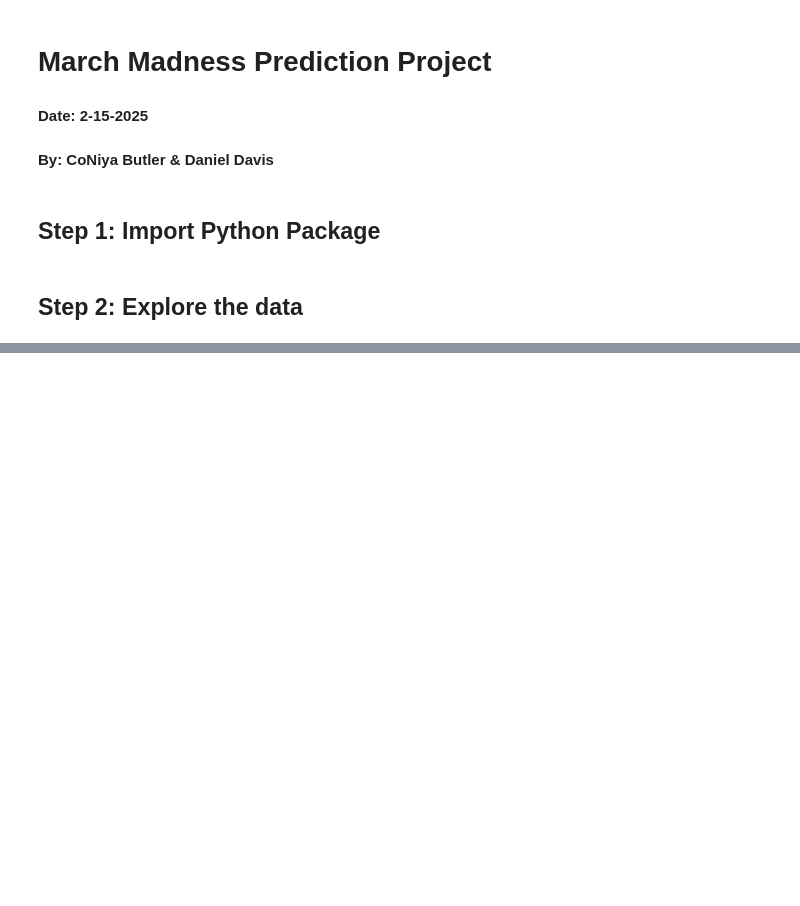
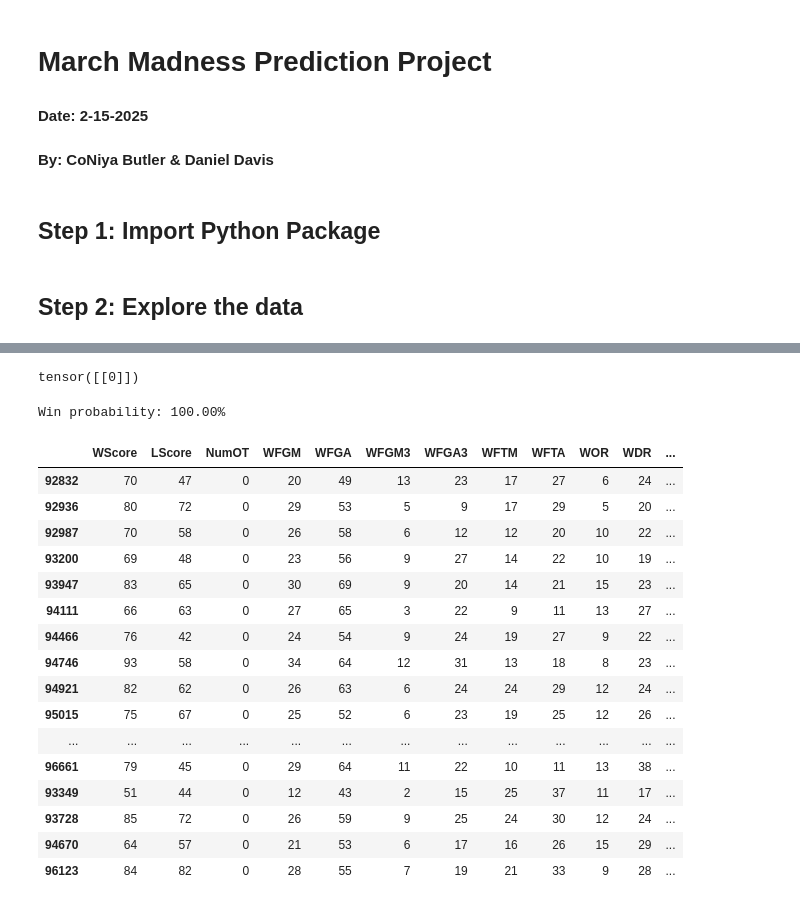
Before and after one commit to DanntheKING/Kaggle-March-Madness-Prediction, a Jupyter notebook: Code/Test.ipynb, the cells around one changed output, grey strips where cells are left out. Drawn from its saved outputs; the diff is of its cells as text; code cells hidden in the pictures; blank space fills up the shorter version.

```diff
--- a/Code/Test.ipynb
+++ b/Code/Test.ipynb
@@ -297,0 +138,15 @@ print(f'Predicted Probability of Winning: {win_probability:.2f}%')
+# %%
+x_numerical_pd = TeamRegular_df.drop(["WTeamID", "LTeamID", "WlocEcoded", "W/L"], axis=1)
+x_wteam_pd = TeamRegular_df["WTeamID"].to_frame()
+x_lteam_pd = TeamRegular_df["LTeamID"].to_frame()
+x_home_away_pd = TeamRegular_df["WlocEcoded"].to_frame()
+y_pd = TeamRegular_df["W/L"].to_frame()
+
+def toTensor(df):
+    return torch.tensor(df.values, dtype=torch.float)
+
+x_numerical_tensor = toTensor(x_numerical_pd)
+x_wteam_tensor = toTensor(x_wteam_pd)
+x_lteam_tensor = toTensor(x_lteam_pd)
+x_home_away_tensor = toTensor(x_home_away_pd)
+y_tensor = toTensor(y_pd)
@@ -297,0 +245,46 @@ print(f'Predicted Probability of Winning: {win_probability:.2f}%')
+# %%
+prac_df = MNCAATourneyDetailedResults[MNCAATourneyDetailedResults["WTeamID"] == 1101]
+prac_df
+WTeamID = MNCAATourneyDetailedResults[MNCAATourneyDetailedResults["WTeamID"] == 1101]["WTeamID"].to_frame()
+WTeamID
+LTeamID = MNCAATourneyDetailedResults[MNCAATourneyDetailedResults["LTeamID"] == 1]["LTeamID"].to_frame()
+LTeamID = LTeamID.head(1)
+Wloc_data = {"Wloc" :[0]}
+
+df = pd.DataFrame(Wloc_data)
+test_Wloc = torch.tensor(df.values, dtype=torch.long)
+test_Wloc
+# %% [output]
+tensor([[0]])
+# %%
+test_numerical = MNCAATourneyDetailedResults[MNCAATourneyDetailedResults["WTeamID"] == 1101].drop(["Season", "DayNum", "WTeamID", "LTeamID", "WLoc"], axis=1)
+
+test_numerical_tensor = toTensor(test_numerical)
+test_WteamID = torch.tensor(WTeamID.values, dtype=torch.long)
+test_LteamID = torch.tensor(LTeamID.values, dtype=torch.long)
+test_Wloc
+
+prob = model(test_numerical_tensor, test_WteamID, test_LteamID, test_Wloc).item()
+print(f"Win probability: {prob * 100:.2f}%")
+# %% [output]
+Win probability: 100.00%
+# %%
+x_numerical_pd
+# %% [output]
+|  | WScore | LScore | NumOT | WFGM | WFGA | WFGM3 | WFGA3 | WFTM | WFTA | WOR | WDR | ... |
+| 92832 | 70 | 47 | 0 | 20 | 49 | 13 | 23 | 17 | 27 | 6 | 24 | ... |
+| 92936 | 80 | 72 | 0 | 29 | 53 | 5 | 9 | 17 | 29 | 5 | 20 | ... |
+| 92987 | 70 | 58 | 0 | 26 | 58 | 6 | 12 | 12 | 20 | 10 | 22 | ... |
+| 93200 | 69 | 48 | 0 | 23 | 56 | 9 | 27 | 14 | 22 | 10 | 19 | ... |
+| 93947 | 83 | 65 | 0 | 30 | 69 | 9 | 20 | 14 | 21 | 15 | 23 | ... |
+| 94111 | 66 | 63 | 0 | 27 | 65 | 3 | 22 | 9 | 11 | 13 | 27 | ... |
+| 94466 | 76 | 42 | 0 | 24 | 54 | 9 | 24 | 19 | 27 | 9 | 22 | ... |
+| 94746 | 93 | 58 | 0 | 34 | 64 | 12 | 31 | 13 | 18 | 8 | 23 | ... |
+| 94921 | 82 | 62 | 0 | 26 | 63 | 6 | 24 | 24 | 29 | 12 | 24 | ... |
+| 95015 | 75 | 67 | 0 | 25 | 52 | 6 | 23 | 19 | 25 | 12 | 26 | ... |
+| ... | ... | ... | ... | ... | ... | ... | ... | ... | ... | ... | ... | ... |
+| 96661 | 79 | 45 | 0 | 29 | 64 | 11 | 22 | 10 | 11 | 13 | 38 | ... |
+| 93349 | 51 | 44 | 0 | 12 | 43 | 2 | 15 | 25 | 37 | 11 | 17 | ... |
+| 93728 | 85 | 72 | 0 | 26 | 59 | 9 | 25 | 24 | 30 | 12 | 24 | ... |
+| 94670 | 64 | 57 | 0 | 21 | 53 | 6 | 17 | 16 | 26 | 15 | 29 | ... |
+| 96123 | 84 | 82 | 0 | 28 | 55 | 7 | 19 | 21 | 33 | 9 | 28 | ... |
```
Also changed, not shown: parts of 13 cells of this notebook.
